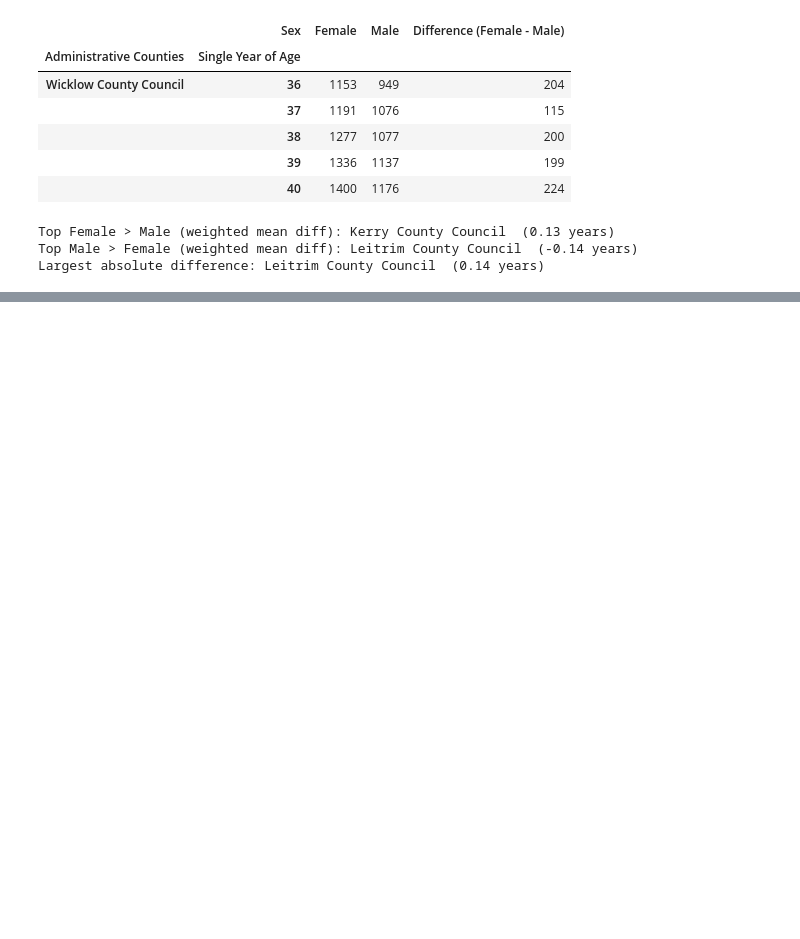
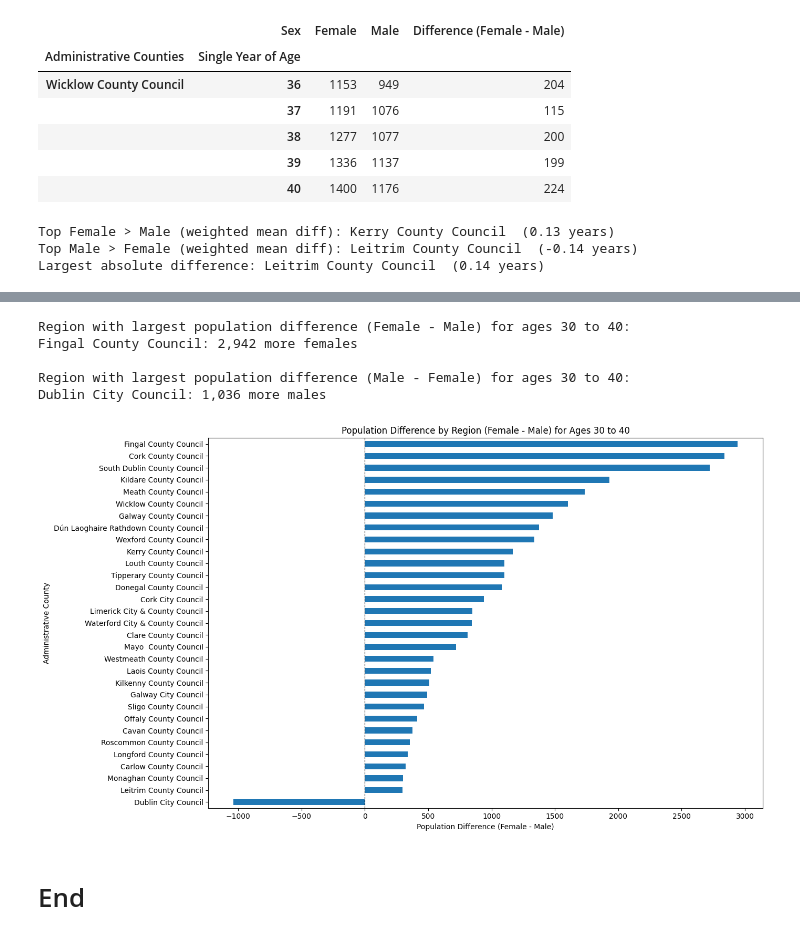
Before and after one commit to skerr17/programming-for-data-analytics, a Jupyter notebook: assignments/assignment05-population.ipynb, the cells around one changed output, grey strips where cells are left out. Saved outputs shown, nothing was run; the diff lists cells and outputs as text; code cells hidden in the pictures; blank space fills up the shorter version.

```diff
--- a/assignments/assignment05-population.ipynb
+++ b/assignments/assignment05-population.ipynb
@@ -474,0 +492,29 @@ Largest absolute difference: Leitrim County Council  (0.14 years)
+# %%
+# Sum up the population differences across all ages in the age group for each region
+regional_pop_diff = regional_analysis_group.groupby(level=0)['Difference (Female - Male)'].sum()
+
+print(f"\nRegion with largest population difference (Female - Male) for ages {age-5} to {age+5}:")
+print(f"{regional_pop_diff.idxmax()}: {regional_pop_diff.max():,} more females")
+print(f"\nRegion with largest population difference (Male - Female) for ages {age-5} to {age+5}:")
+print(f"{regional_pop_diff.idxmin()}: {abs(regional_pop_diff.min()):,} more males")
+# %% [output]
+Region with largest population difference (Female - Male) for ages 30 to 40:
+Fingal County Council: 2,942 more females
+
+Region with largest population difference (Male - Female) for ages 30 to 40:
+Dublin City Council: 1,036 more males
+# %%
+# Visualize regional population differences
+plt.figure(figsize=(14, 8))
+regional_pop_diff.sort_values().plot(kind='barh')
+plt.title(f'Population Difference by Region (Female - Male) for Ages {age-5} to {age+5}')
+plt.xlabel('Population Difference (Female - Male)')
+plt.ylabel('Administrative County')
+plt.axvline(0, color='black', linewidth=0.8, linestyle='--')
+plt.tight_layout()
+# plt.savefig(output_data_dir+f"absolute-regional-population-difference-age-group-{age-5}-to-{age+5}.png")
+plt.show()
+# %% [output]
+[figure, added]
+# %% [markdown]
+# End
```
Also changed, not shown: parts of 3 cells of this notebook, 2 other files.
